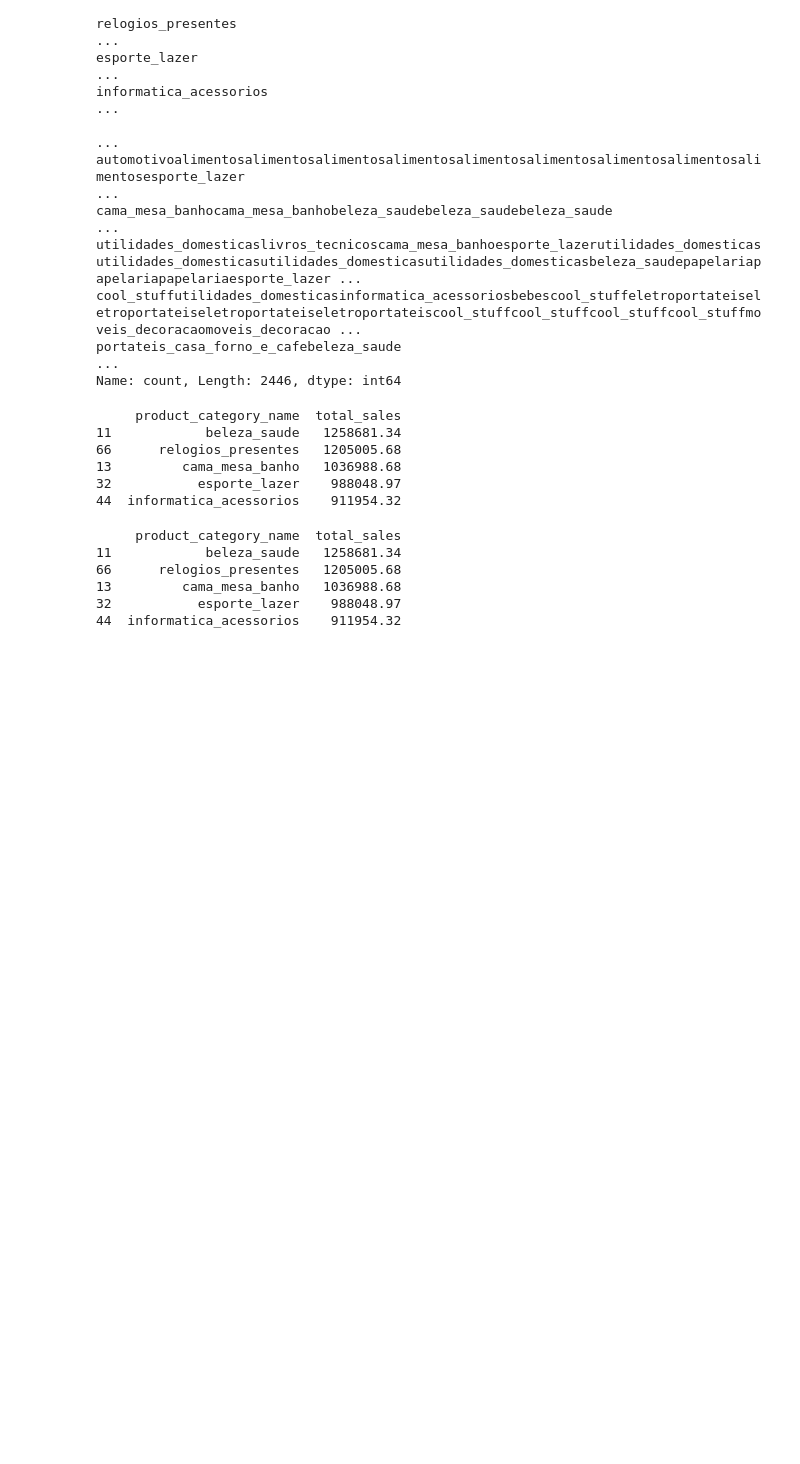
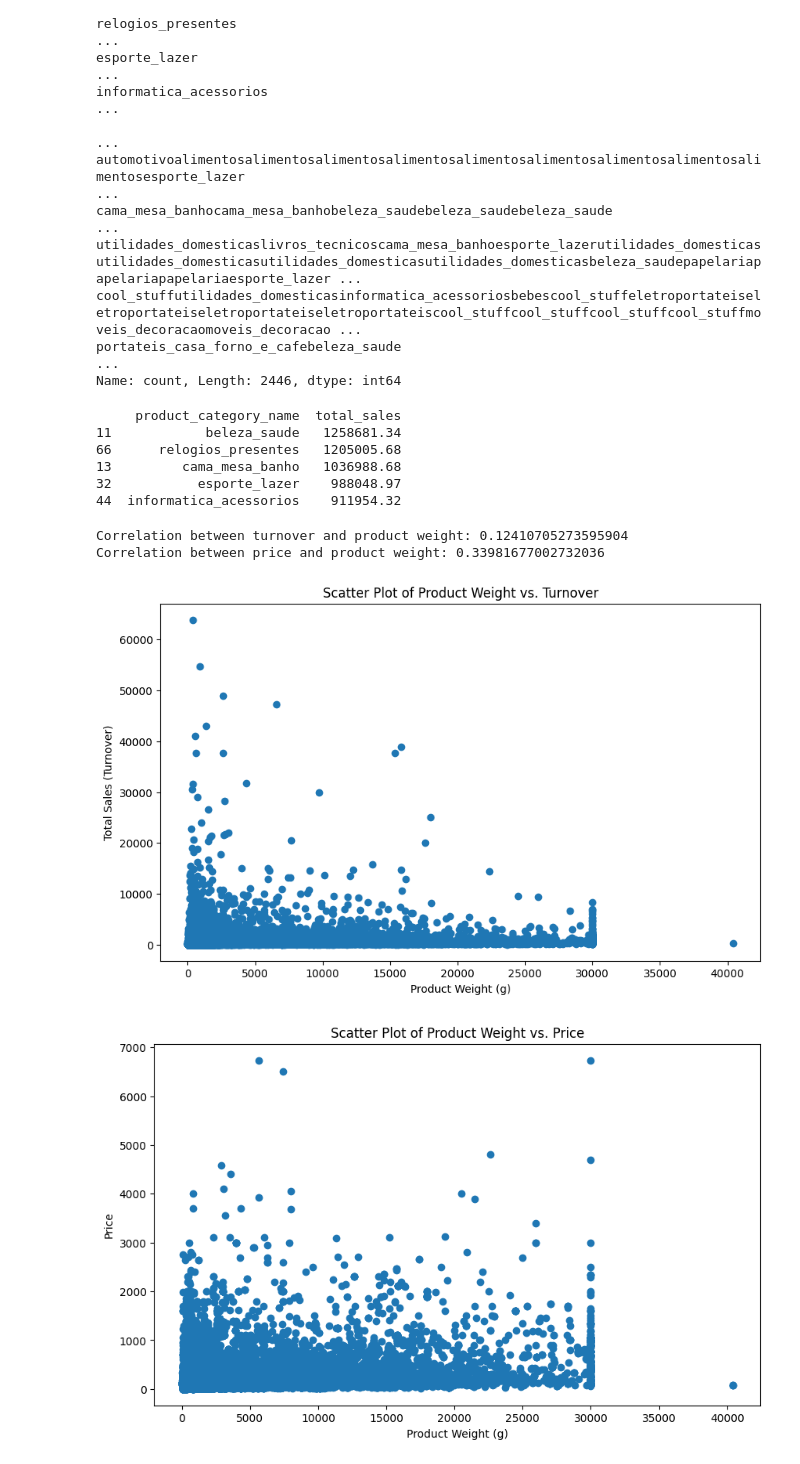
Before and after one commit to FroCode/TECHNICAL-TASK-YASA-1-LLC, a Jupyter notebook: notebooks/data/01_data_preparation.ipynb, the cells around one changed output. Cells and saved outputs as stored; diff of their text form; code cells hidden in the pictures; blank space fills up the shorter version.

```diff
--- a/notebooks/data/01_data_preparation.ipynb
+++ b/notebooks/data/01_data_preparation.ipynb
@@ -308,26 +308,46 @@ category_sales.to_csv('../../Data/processed/category_sales.csv', index=False)
 13         cama_mesa_banho   1036988.68
 32           esporte_lazer    988048.97
 44  informatica_acessorios    911954.32
-# %%
-# Merge products data with orders data using product_id
-merged_products_orders = pd.merge(order_items_df, products_df, on='product_id', how='inner')
-
-# Group by product category and calculate total sales
-category_sales = merged_products_orders.groupby('product_category_name')['price'].sum().reset_index()
-
-# Rename the columns for better understanding
-category_sales.columns = ['product_category_name', 'total_sales']
-
-# Sort the categories by total sales in descending order
-category_sales = category_sales.sort_values(by='total_sales', ascending=False)
-
-# Display the top categories
-print(category_sales.head())
-category_sales.to_csv('../../Data/processed/category_sales.csv', index=False)
-# %% [output]
-     product_category_name  total_sales
-11            beleza_saude   1258681.34
-66      relogios_presentes   1205005.68
-13         cama_mesa_banho   1036988.68
-32           esporte_lazer    988048.97
-44  informatica_acessorios    911954.32
+# %%
+import pandas as pd
+import matplotlib.pyplot as plt
+
+# Assuming cleaned_df_products and order_items_df are already loaded and cleaned
+
+# Merging order_items_df with cleaned_df_products using product_id
+merged_df = pd.merge(order_items_df, cleaned_df_products, on='product_id', how='inner')
+
+# Calculate total sales (turnover) for each product
+product_sales = merged_df.groupby('product_id')['price'].sum().reset_index()
+product_sales.columns = ['product_id', 'total_sales']
+
+# Merge the total sales back with the product data
+product_sales = pd.merge(product_sales, cleaned_df_products[['product_id', 'product_weight_g']], on='product_id', how='inner')
+
+# Calculate correlation coefficients
+correlation_turnover_weight = product_sales['total_sales'].corr(product_sales['product_weight_g'])
+correlation_price_weight = merged_df['price'].corr(merged_df['product_weight_g'])
+
+print(f"Correlation between turnover and product weight: {correlation_turnover_weight}")
+print(f"Correlation between price and product weight: {correlation_price_weight}")
+
+# Scatter plot for turnover vs. product weight
+plt.figure(figsize=(10, 6))
+plt.scatter(product_sales['product_weight_g'], product_sales['total_sales'])
+plt.title('Scatter Plot of Product Weight vs. Turnover')
+plt.xlabel('Product Weight (g)')
+plt.ylabel('Total Sales (Turnover)')
+plt.show()
+
+# Scatter plot for price vs. product weight
+plt.figure(figsize=(10, 6))
+plt.scatter(merged_df['product_weight_g'], merged_df['price'])
+plt.title('Scatter Plot of Product Weight vs. Price')
+plt.xlabel('Product Weight (g)')
+plt.ylabel('Price')
+plt.show()
+# %% [output]
+Correlation between turnover and product weight: 0.12410705273595904
+Correlation between price and product weight: 0.33981677002732036
+[figure, added]
+[figure, added]
```
